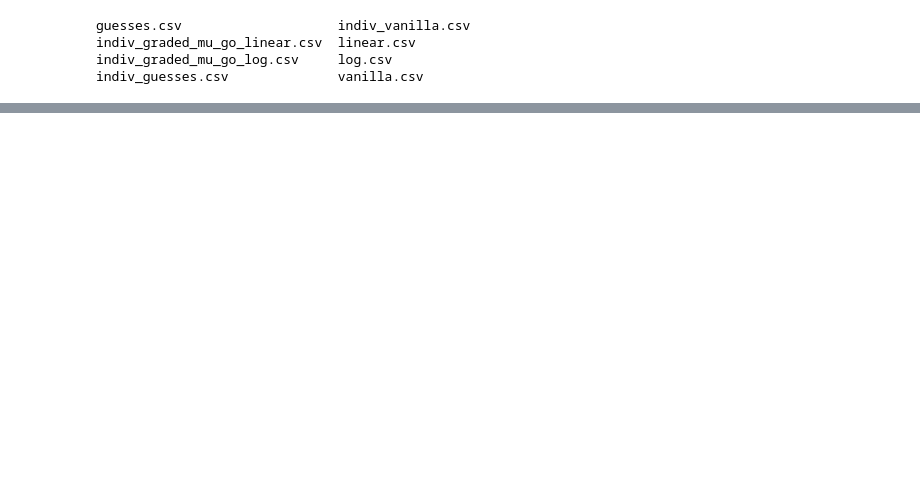
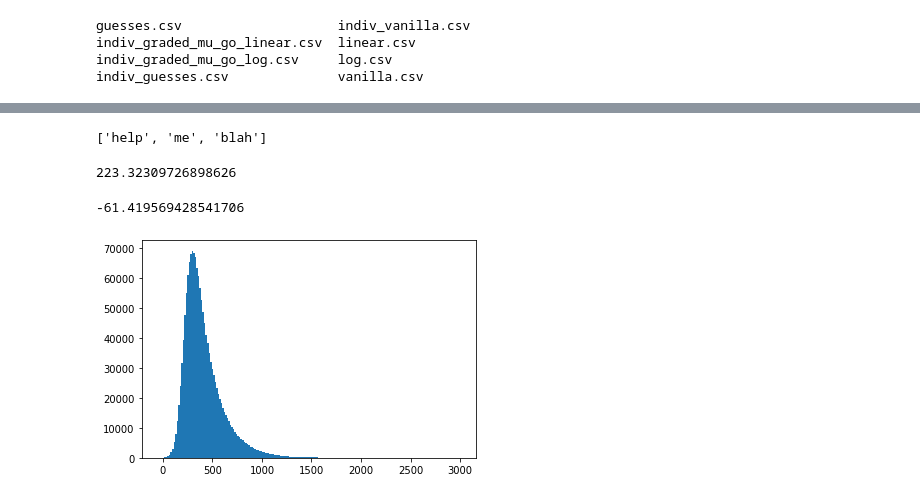
Before and after one commit to henrymj/ABCD_simulations, a Jupyter notebook: visualize_SSRTs_by_SSD.ipynb, the cells around one changed output, grey strips where cells are left out. Drawn from its saved outputs; the diff is of its cells as text; code cells hidden in the pictures; blank space fills up the shorter version.

```diff
--- a/visualize_SSRTs_by_SSD.ipynb
+++ b/visualize_SSRTs_by_SSD.ipynb
@@ -12,0 +40,4 @@ indiv_guesses.csv              vanilla.csv
+# %%
+[v for v in dd.keys()] + ['blah']
+# %% [output]
+['help', 'me', 'blah']
@@ -12,0 +155,48 @@ indiv_guesses.csv              vanilla.csv
+# %%
+    # GET ABCD INFO
+    abcd_data = pd.read_csv('abcd_data/minimal_abcd_no_issue_3.csv')
+
+    SSDs = abcd_data.SSDDur.unique()
+    SSDs = [i for i in SSDs if i == i]
+    SSDs.sort()
+    acc_per_SSD = pd.DataFrame()
+    for ssd in SSDs:
+        curr_means = abcd_data.query(
+            "SSDDur == %s and correct_stop==0.0" % ssd
+        ).groupby('NARGUID').mean()['choice_accuracy']
+        curr_means.name = ssd
+        acc_per_SSD = pd.concat([acc_per_SSD, curr_means], 1, sort=True)
+
+    go_accs = abcd_data.query(
+            "trial_type == 'GoTrial' and correct_go_response in ['1.0', '0.0']"
+        ).groupby('NARGUID').mean()['choice_accuracy']
+    go_accs.name = -1
+    acc_per_SSD = pd.concat([acc_per_SSD, go_accs], 1, sort=True)
+
+#     p = Symbol('p')
+#     guess_mean = acc_per_SSD.mean()[0.0]
+#     go_mean = acc_per_SSD.mean()[-1]
+#     SSD_guess_dict = {}
+#     for ssd in acc_per_SSD.columns:
+#         curr_mean = acc_per_SSD.mean()[ssd]
+#         solution = solve(p*guess_mean + (1-p)*go_mean - curr_mean, p)
+#         assert len(solution) == 1
+#         SSD_guess_dict[ssd] = solution[0]
+
+
+    SSD0_RTs = abcd_data.query(
+        "SSDDur == 0.0 and correct_stop==0.0"
+        ).stop_rt_adjusted.values
+    sample_exgauss = generate_exgauss_sampler_from_fit(SSD0_RTs)
+# %% [output]
+223.32309726898626
+# %%
+sampled_rts = sample_exgauss(1500000)
+# %%
+np.min(sampled_rts)
+# %% [output]
+-61.419569428541706
+# %%
+_ = plt.hist(sampled_rts, bins=200)
+# %% [output]
+[figure, added]
```
Also changed, not shown: parts of 19 cells of this notebook, 3 other files.
